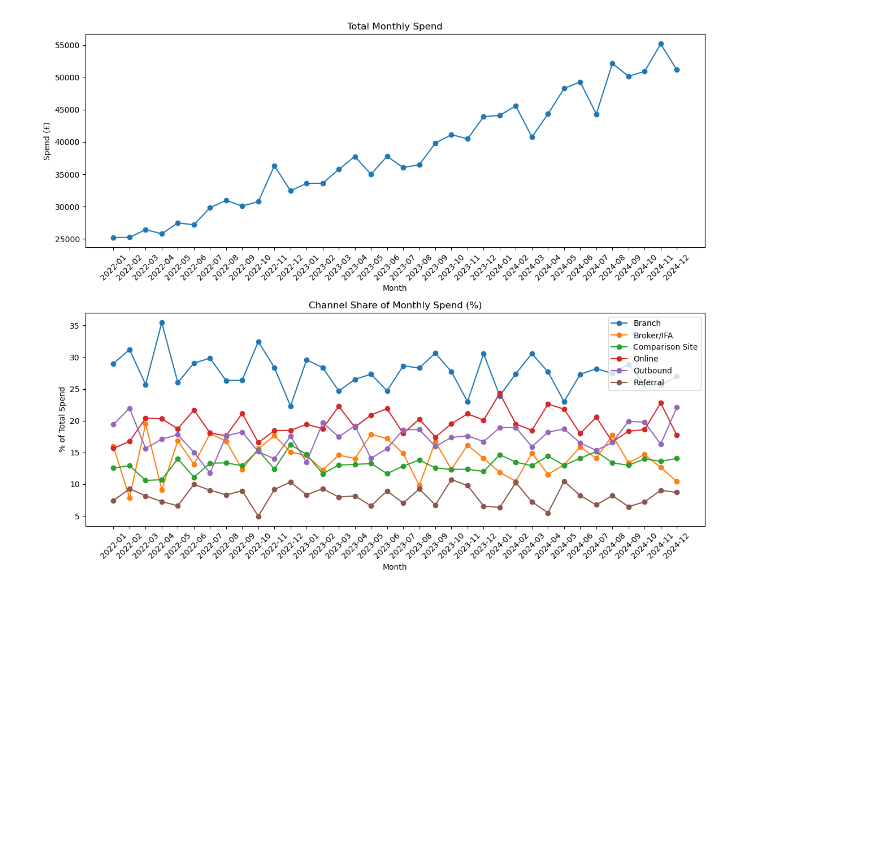
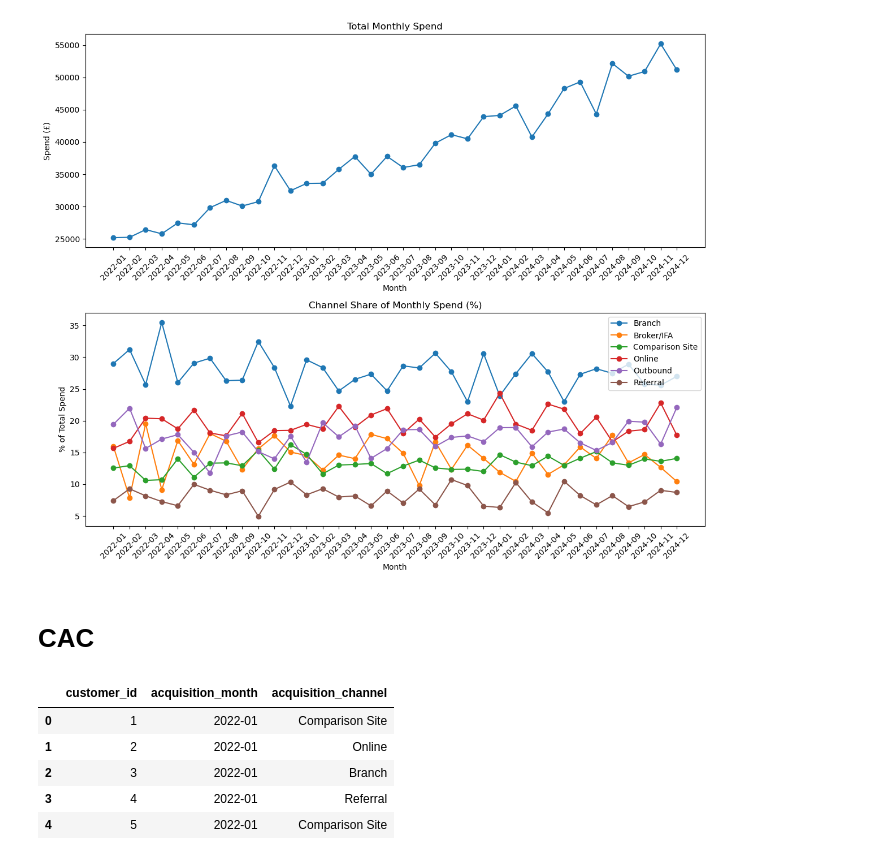
Before and after one commit to geraintmelville/moneycraft_project, a Jupyter notebook: Geraint.ipynb, the cells around one changed output. Drawn from its saved outputs; the diff is of its cells as text; code cells hidden in the pictures; blank space fills up the shorter version.

```diff
--- a/Geraint.ipynb
+++ b/Geraint.ipynb
@@ -150,3 +106,19 @@ plt.tight_layout()
 plt.show()
 # %% [output]
 [figure]
+# %% [markdown]
+# CAC
+# %%
+# Isolate the true acquisition month for each unique customer
+cohorts = accounts_df.groupby('customer_id').agg(
+    acquisition_month=('month', 'min'), # column 'acquisition_month', the first month associated with each customer
+    acquisition_channel=('acquisition_channel', 'first') # select first 'acquisition_channel' as doesn't change over time
+).reset_index() # reset index to keep customer id as a normal column
+cohorts.head()
+# %% [output]
+|  | customer_id | acquisition_month | acquisition_channel |
+| 0 | 1 | 2022-01 | Comparison Site |
+| 1 | 2 | 2022-01 | Online |
+| 2 | 3 | 2022-01 | Branch |
+| 3 | 4 | 2022-01 | Referral |
+| 4 | 5 | 2022-01 | Comparison Site |
```
Also changed, not shown: parts of 19 cells of this notebook, 1 other file.
